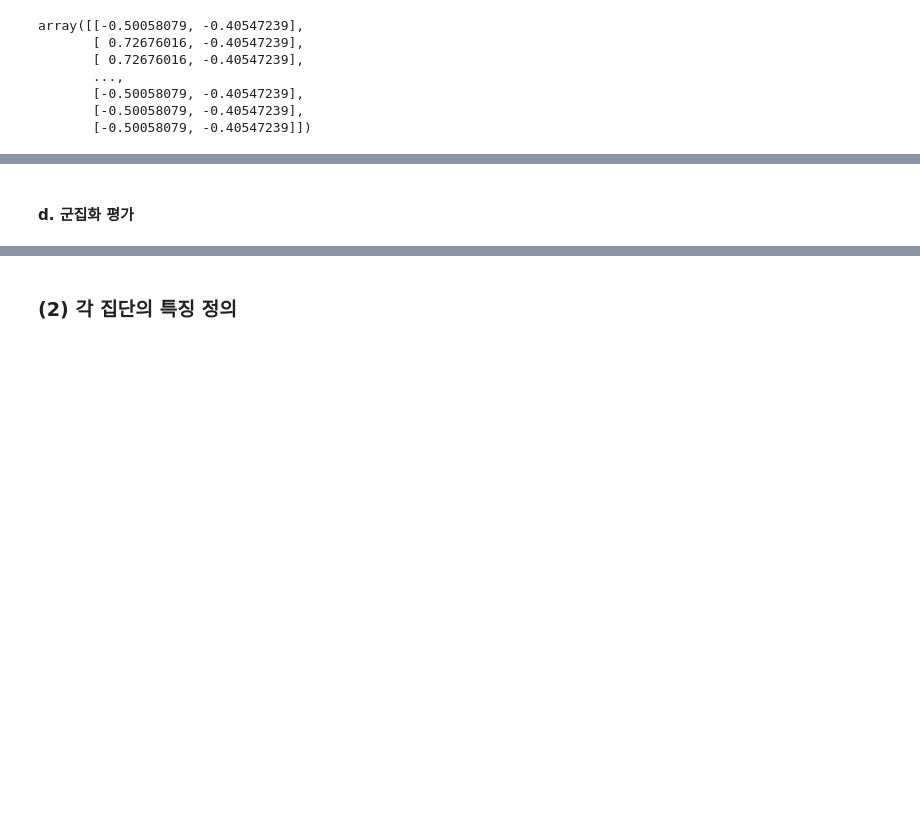
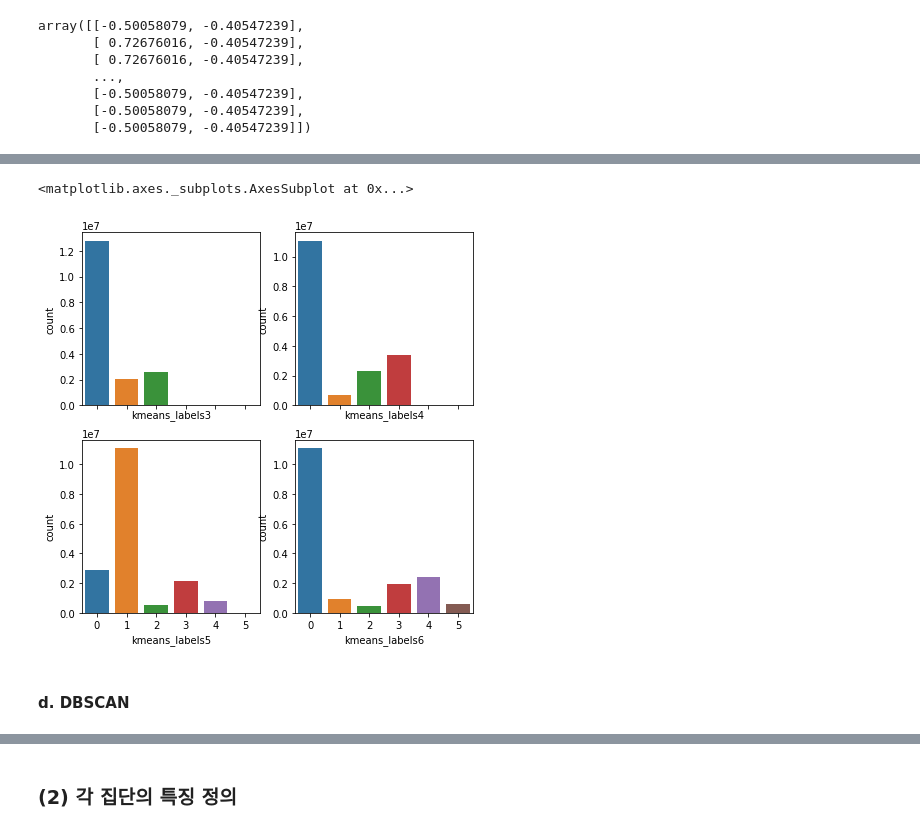
Before and after one commit to Group-Kuda/Kuda_season3, a Jupyter notebook: Project/퇴근시간 버스 승차인원 예측/code/다은/#3_퇴근시간_버스_승차인원_예측.ipynb, the cells around one changed output, grey strips where cells are left out. Saved outputs shown, nothing was run; the diff lists cells and outputs as text; code cells hidden in the pictures; blank space fills up the shorter version.

```diff
--- a/Project/퇴근시간 버스 승차인원 예측/code/다은/#3_퇴근시간_버스_승차인원_예측.ipynb
+++ b/Project/퇴근시간 버스 승차인원 예측/code/다은/#3_퇴근시간_버스_승차인원_예측.ipynb
@@ -448,0 +500,10 @@ Name: kmeans_labels, dtype: int64
+# %%
+f, axes = plt.subplots(2, 2, figsize=(7,7), sharex=True)
+
+sns.countplot('kmeans_labels3', data=kmeans_result, ax=axes[0, 0])
+sns.countplot('kmeans_labels4', data=kmeans_result, ax=axes[0, 1])
+sns.countplot('kmeans_labels5', data=kmeans_result, ax=axes[1, 0])
+sns.countplot('kmeans_labels6', data=kmeans_result, ax=axes[1, 1])
+# %% [output]
+<matplotlib.axes._subplots.AxesSubplot at 0x...>
+[figure, added]
@@ -449,2 +515,2 @@ Name: kmeans_labels, dtype: int64
 # %% [markdown]
-#### d. 군집화 평가
+#### d. DBSCAN
```
Also changed, not shown: parts of 113 cells of this notebook.
